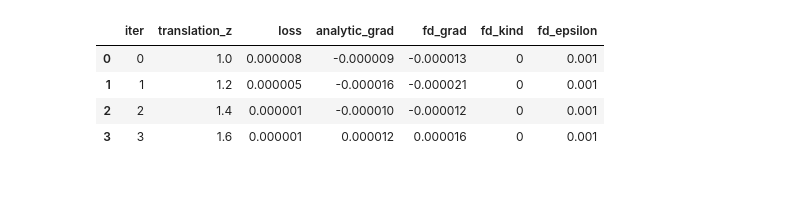
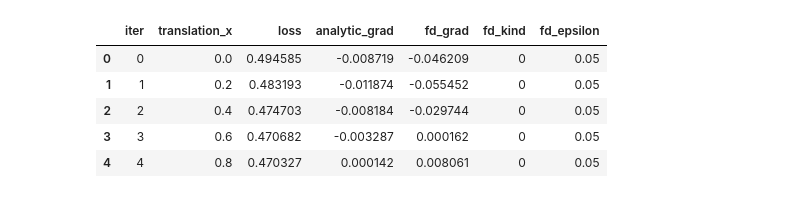
Before and after one commit to M-Gjerde/DifferentiablePointRendering, a Jupyter notebook: python/finite_difference/notebook_scatter.ipynb, the cells around one changed output. Saved outputs shown, nothing was run; the diff lists cells and outputs as text; code cells hidden in the pictures.

```diff
--- a/python/finite_difference/notebook_scatter.ipynb
+++ b/python/finite_difference/notebook_scatter.ipynb
@@ -1,30 +1,31 @@
 # %%
 import pandas as pd
 from pathlib import Path
 
 test = "0"
 index = "1"
-parameter= "translation_z"
+parameter= "translation_x"
 scene = "simple_1"
 camera = "camera1"
 csv_path = Path(f"Output/{scene}/{parameter}/{index}/{test}/{camera}_{parameter}_sweep.csv")
 
 if not csv_path.exists():
     raise FileNotFoundError(f"CSV file not found: {csv_path}")
 
 df = pd.read_csv(csv_path)
 
 required_columns = {f"{parameter}", "loss", "analytic_grad", "fd_grad"}
 if not required_columns.issubset(df.columns):
     raise RuntimeError(f"CSV must contain columns: {required_columns}")
 
 df.head()
 # %% [output]
-|  | iter | translation_z | loss | analytic_grad | fd_grad | fd_kind | fd_epsilon |
-| 0 | 0 | 1.0 | 0.000008 | -0.000009 | -0.000013 | 0 | 0.001 |
-| 1 | 1 | 1.2 | 0.000005 | -0.000016 | -0.000021 | 0 | 0.001 |
-| 2 | 2 | 1.4 | 0.000001 | -0.000010 | -0.000012 | 0 | 0.001 |
-| 3 | 3 | 1.6 | 0.000001 | 0.000012 | 0.000016 | 0 | 0.001 |
+|  | iter | translation_x | loss | analytic_grad | fd_grad | fd_kind | fd_epsilon |
+| 0 | 0 | 0.0 | 0.494585 | -0.008719 | -0.046209 | 0 | 0.05 |
+| 1 | 1 | 0.2 | 0.483193 | -0.011874 | -0.055452 | 0 | 0.05 |
+| 2 | 2 | 0.4 | 0.474703 | -0.008184 | -0.029744 | 0 | 0.05 |
+| 3 | 3 | 0.6 | 0.470682 | -0.003287 | 0.000162 | 0 | 0.05 |
+| 4 | 4 | 0.8 | 0.470327 | 0.000142 | 0.008061 | 0 | 0.05 |
 # %%
 
 import matplotlib.pyplot as plt
```
Also changed, not shown: parts of 6 cells of this notebook, 18 other files.
